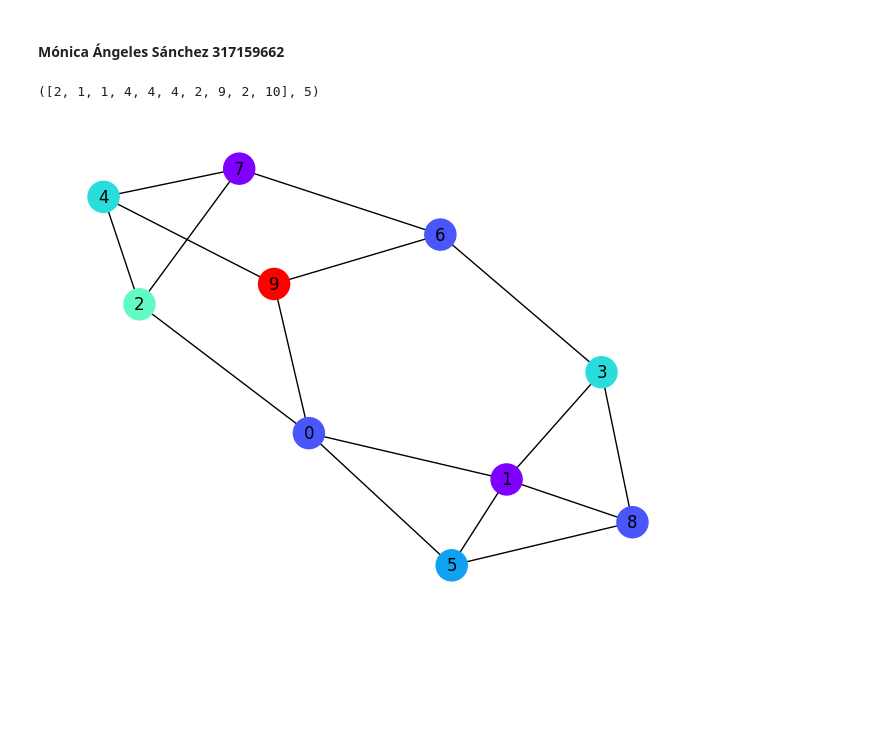
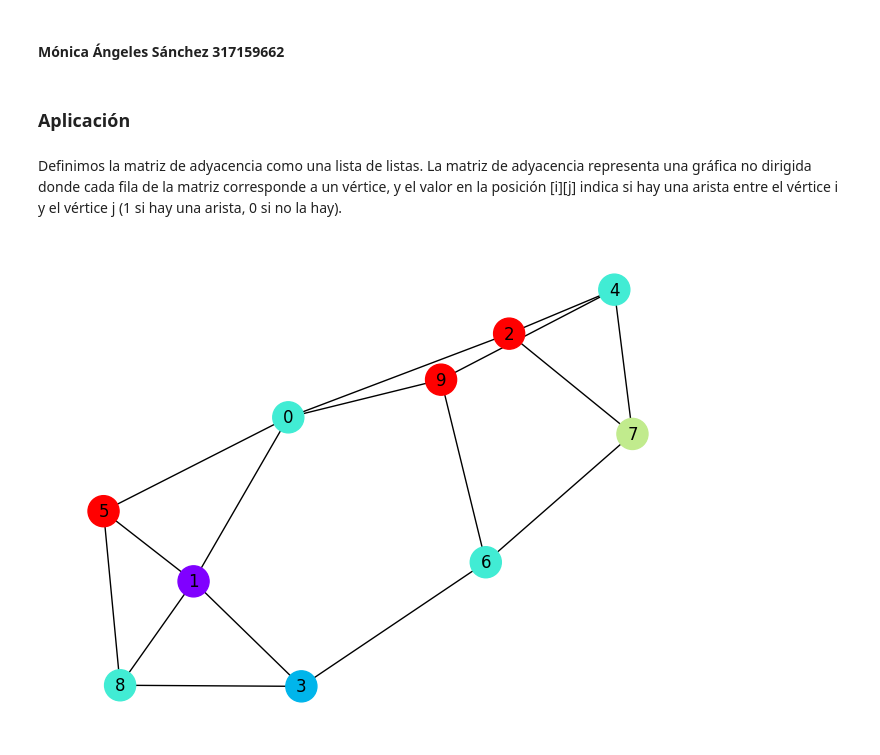
Before and after one commit to Monica281/IDO, a Jupyter notebook: Proyecto_RecocidoSimulado.ipynb, the cells around one changed output. Saved outputs shown, nothing was run; the diff lists cells and outputs as text; code cells hidden in the pictures; blank space fills up the shorter version.

```diff
--- a/Proyecto_RecocidoSimulado.ipynb
+++ b/Proyecto_RecocidoSimulado.ipynb
@@ -13,7 +13,7 @@ import math
 # Creamos una función que genera una solución aleatoria asignando un color aleatorio a cada vértice.
 
 def solucion_aleatoria(num_vertices):
-    rand = random.Random(42)
+    rand = random.Random()
     solucion = []
     for i in range(num_vertices):
         color = rand.randint(1, num_vertices)
@@ -134,12 +115,10 @@ num_vertices = len(matriz_adyacencia)
-# %%
-# Ejecutamos la búsqueda local
-RecocidoSimulado(matriz_adyacencia,num_vertices, T0 =1000, alpha = .85, NREP = 2, Tf =1)
-# %% [output]
-([2, 1, 1, 4, 4, 4, 2, 9, 2, 10], 5)
-# %%
-solucion_final = RecocidoSimulado(matriz_adyacencia,num_vertices, T0 =1000, alpha = .85, NREP = 2, Tf =1)[0]
+# %% [markdown]
+### Aplicación
+# %% [markdown]
+Definimos la matriz de adyacencia como una lista de listas.
+La matriz de adyacencia representa una gráfica no dirigida donde cada fila de la matriz corresponde a un vértice, y el valor en la posición [i][j] indica si hay una arista entre el vértice i y el vértice j (1 si hay una arista, 0 si no la hay).
 # %%
-# Graficamos la solución obtenida
+# Código para graficar las soluciones obtenidas
 
 import matplotlib.pyplot as plt
 
@@ -162,8 +141,30 @@ def dibujar_grafica(matriz_adyacencia, solucion_final):
     pos = nx.spring_layout(G)
     nx.draw(G, pos, with_labels=True, node_color=colors, cmap=plt.cm.rainbow, node_size=500)
     plt.show()
-
-# Dibujar la gráfica con la solución final
-dibujar_grafica(matriz_adyacencia, solucion_final)
-# %% [output]
-[figure, removed]
+# %%
+# EJEMPLO 1
+
+matriz_adyacencia_1 = [
+    [0, 1, 1, 0, 0, 1, 0, 0, 0, 1], # Vértice 0
+    [1, 0, 0, 1, 0, 1, 0, 0, 1, 0], # Vértice 1
+    [1, 0, 0, 0, 1, 0, 0, 1, 0, 0], # Vértice 2
+    [0, 1, 0, 0, 0, 0, 1, 0, 1, 0], # Vértice 3
+    [0, 0, 1, 0, 0, 0, 0, 1, 0, 1], # Vértice 4
+    [1, 1, 0, 0, 0, 0, 0, 0, 1, 0], # Vértice 5
+    [0, 0, 0, 1, 0, 0, 0, 1, 0, 1], # Vértice 6
+    [0, 0, 1, 0, 1, 0, 1, 0, 0, 0], # Vértice 7
+    [0, 1, 0, 1, 0, 1, 0, 0, 0, 0], # Vértice 8
+    [1, 0, 0, 0, 1, 0, 1, 0, 0, 0] # Vértice 9
+]
+
+
+# Definimos el número de vértices
+num_vertices = len(matriz_adyacencia_1)
+
+# Ejecutamos el recocido simulado
+solucion_final_1 = RecocidoSimulado(matriz_adyacencia_1,num_vertices, T0 =1000, alpha = .85, NREP = 5, Tf =1)[0]
+
+# Dibujar la gráfica con la solución final
+dibujar_grafica(matriz_adyacencia_1, solucion_final_1)
+# %% [output]
+[figure, added]
```
Also changed, not shown: parts of 4 cells of this notebook.
